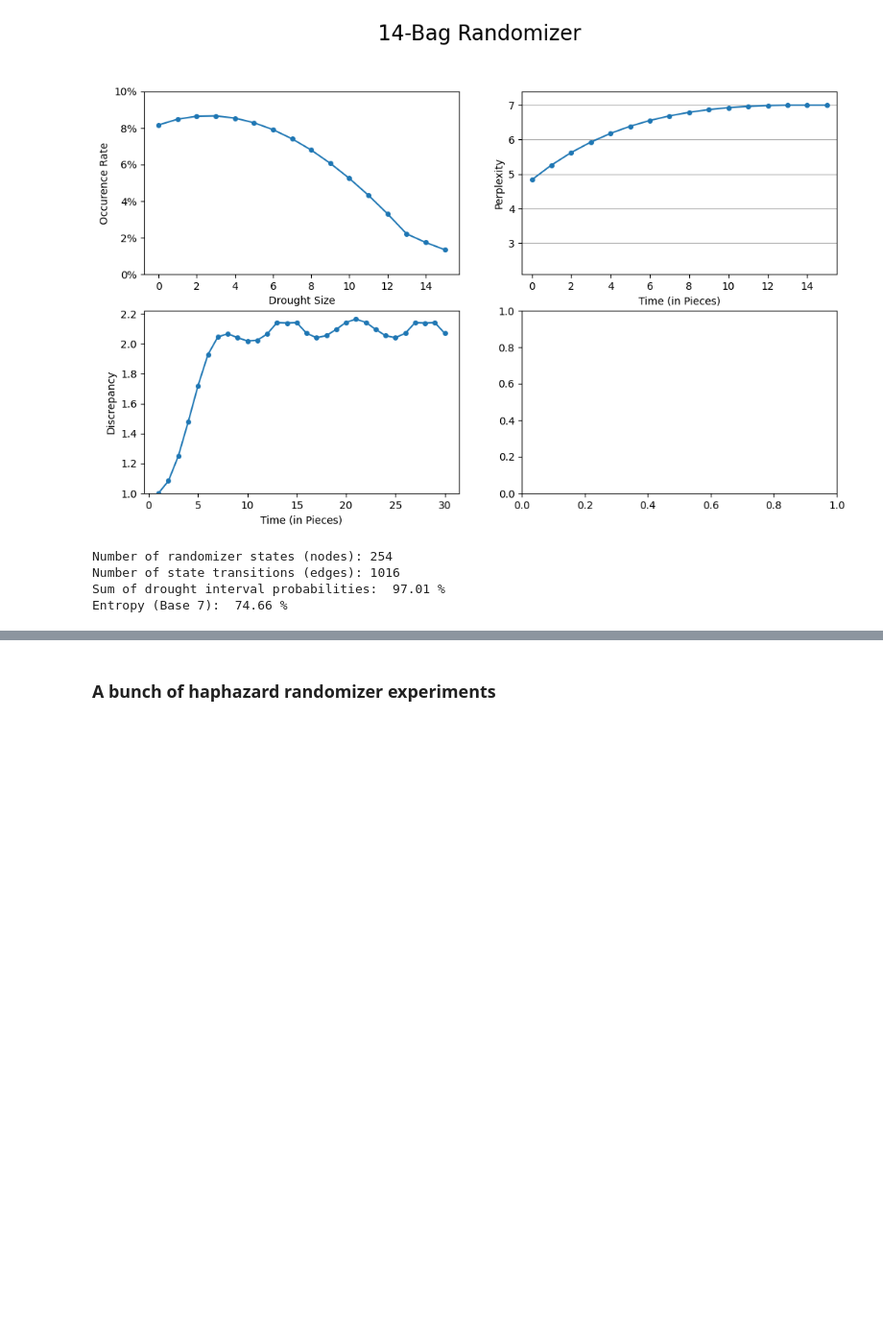
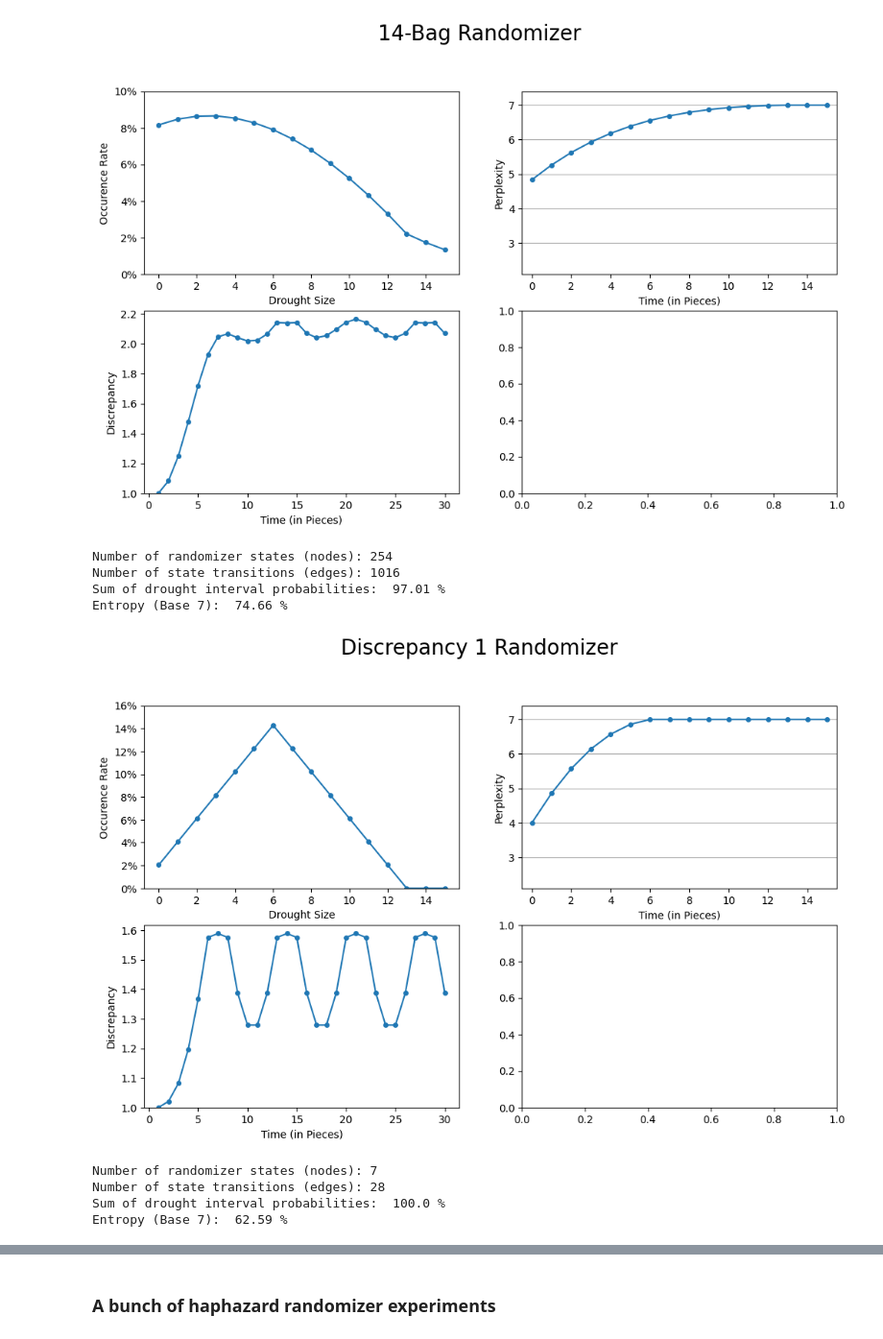
Before and after one commit to ericjtaylor/new_bags, a Jupyter notebook: new_bag.ipynb, the cells around one changed output, grey strips where cells are left out. Shown at 96% size. Saved outputs shown, nothing was run; the diff lists cells and outputs as text; code cells hidden in the pictures; blank space fills up the shorter version.

```diff
--- a/new_bag.ipynb
+++ b/new_bag.ipynb
@@ -247,7 +248,7 @@ def get_drought_dist(G, stable, drought_max=15):
         # consider all drought pick + state combinations with non-zero weight
         for state, p in state_dist.items():
             src, drought_pick = state
-            for edge in get_edges(G, src):
+            for edge in G.edges(src, keys=True):
                 pick = G.edges[edge]['pick']
                 weight = G.edges[edge]['weight']
 
@@ -283,7 +284,7 @@ def get_discrepancy_dist(G, stable, time_max=12):
         # consider all drought pick + state combinations with non-zero weight
         for state, p in state_dist.items():
             src, piece_count = state
-            for edge in get_edges(G, src):
+            for edge in G.edges(src, keys=True):
                 pick = G.edges[edge]['pick']
                 weight = G.edges[edge]['weight']
 
@@ -365,7 +366,7 @@ def get_entropy(G, stable):
 
         # within a state, pool by pick
         pick_weight = defaultdict(lambda: 0)
-        for edge in get_edges(G, from_node):
+        for edge in G.edges(from_node, keys=True):
             pick = G.edges[edge]['pick']
             pick_weight[pick] += G.edges[edge]['weight']
 
@@ -1073,0 +1152,9 @@ Entropy (Base 7):  74.66 %
+# %%
+test = custom_bag2(drought_max=None, discrepancy_max=1)
+rand_report(test, "Discrepancy 1")
+# %% [output]
+[figure, added]
+Number of randomizer states (nodes): 7
+Number of state transitions (edges): 28
+Sum of drought interval probabilities:  100.0 %
+Entropy (Base 7):  62.59 %
```
Also changed, not shown: parts of 29 cells of this notebook, 2 other files.
